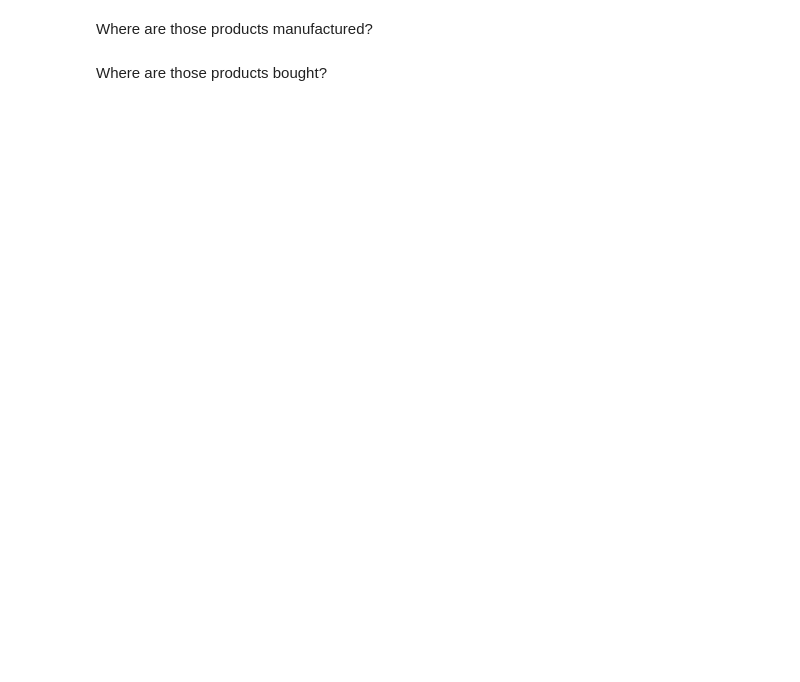
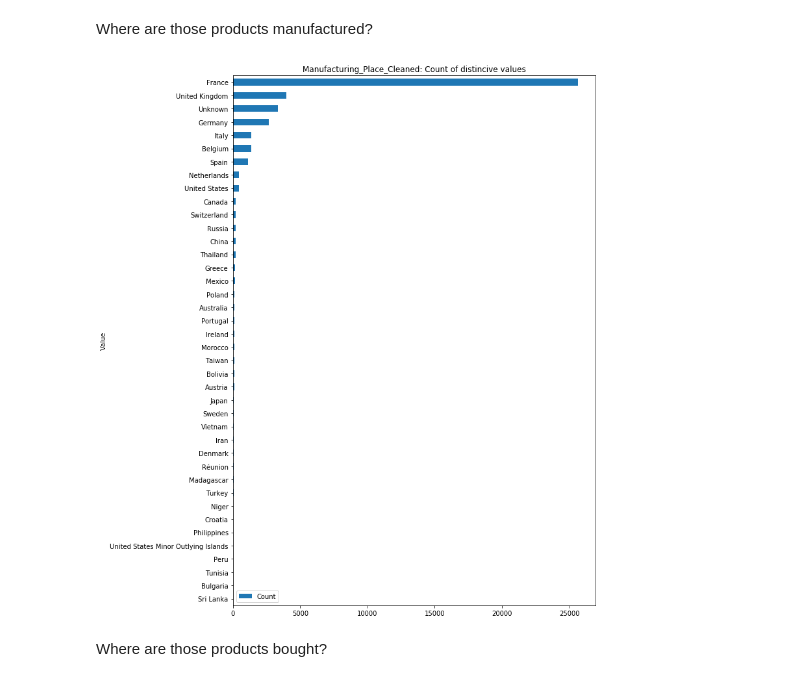
Before and after one commit to RedHotDataProject/Project_ADA, a Jupyter notebook: Open Food Facts - Explore data.ipynb, the cells around one changed output. Saved outputs shown, nothing was run; the diff lists cells and outputs as text; code cells hidden in the pictures; blank space fills up the shorter version.

```diff
--- a/Open Food Facts - Explore data.ipynb
+++ b/Open Food Facts - Explore data.ipynb
@@ -82,7 +90,9 @@ visualize.plot_occurences_of_distinct_values(food_facts_pd, 'origins_cleaned')
 # %% [markdown]
 Where are those products manufactured?
 # %%
-visualize.plot_occurences_of_distinct_values(food_facts_pd, 'manufacturing_place_cleaned')
+_,_ = visualize.plot_occurences_of_distinct_values(food_facts_pd, 'manufacturing_place_cleaned')
+# %% [output]
+[figure, added]
 # %% [markdown]
 Where are those products bought?
 # %%
```
Also changed, not shown: parts of 19 cells of this notebook.
